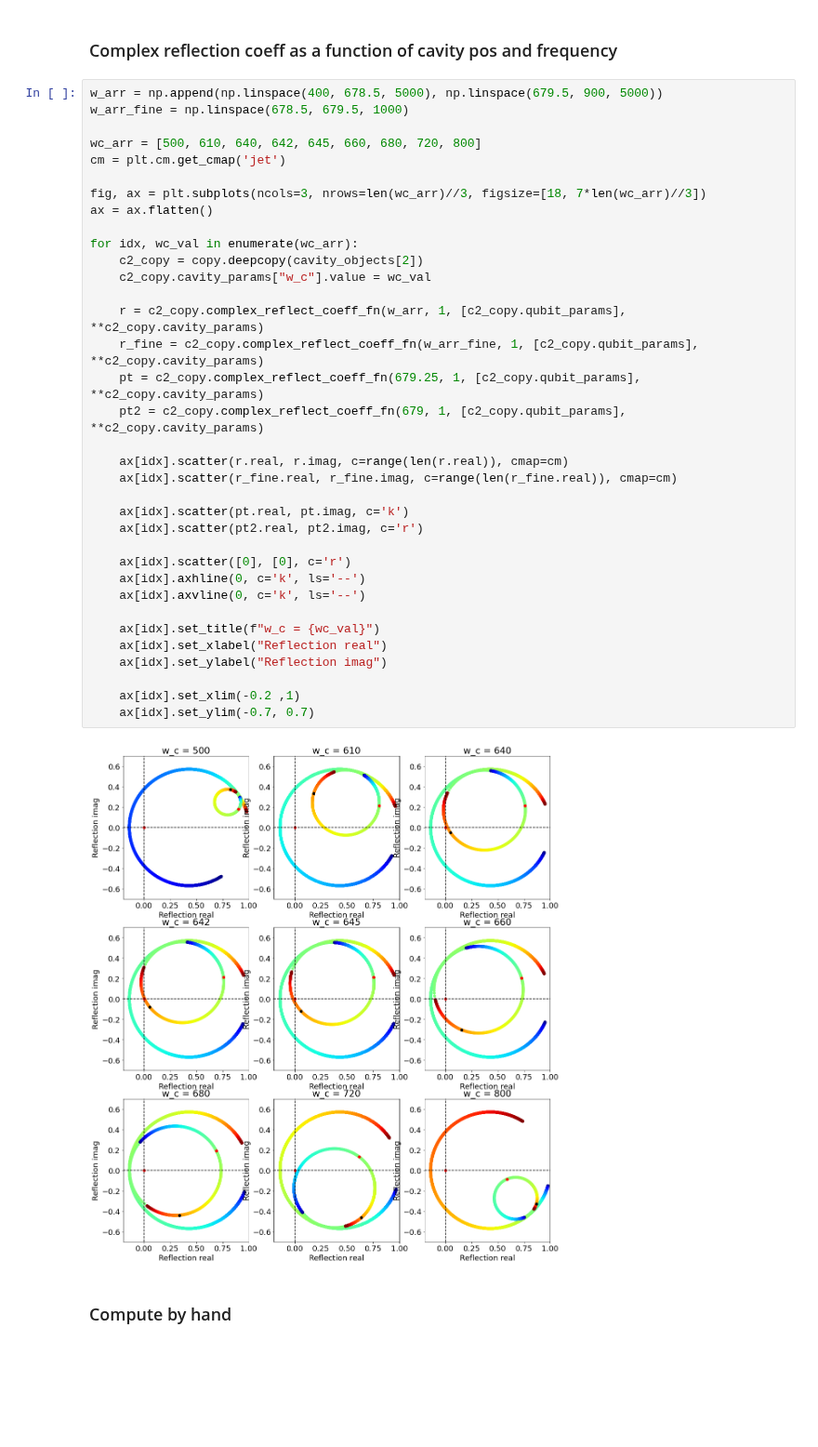
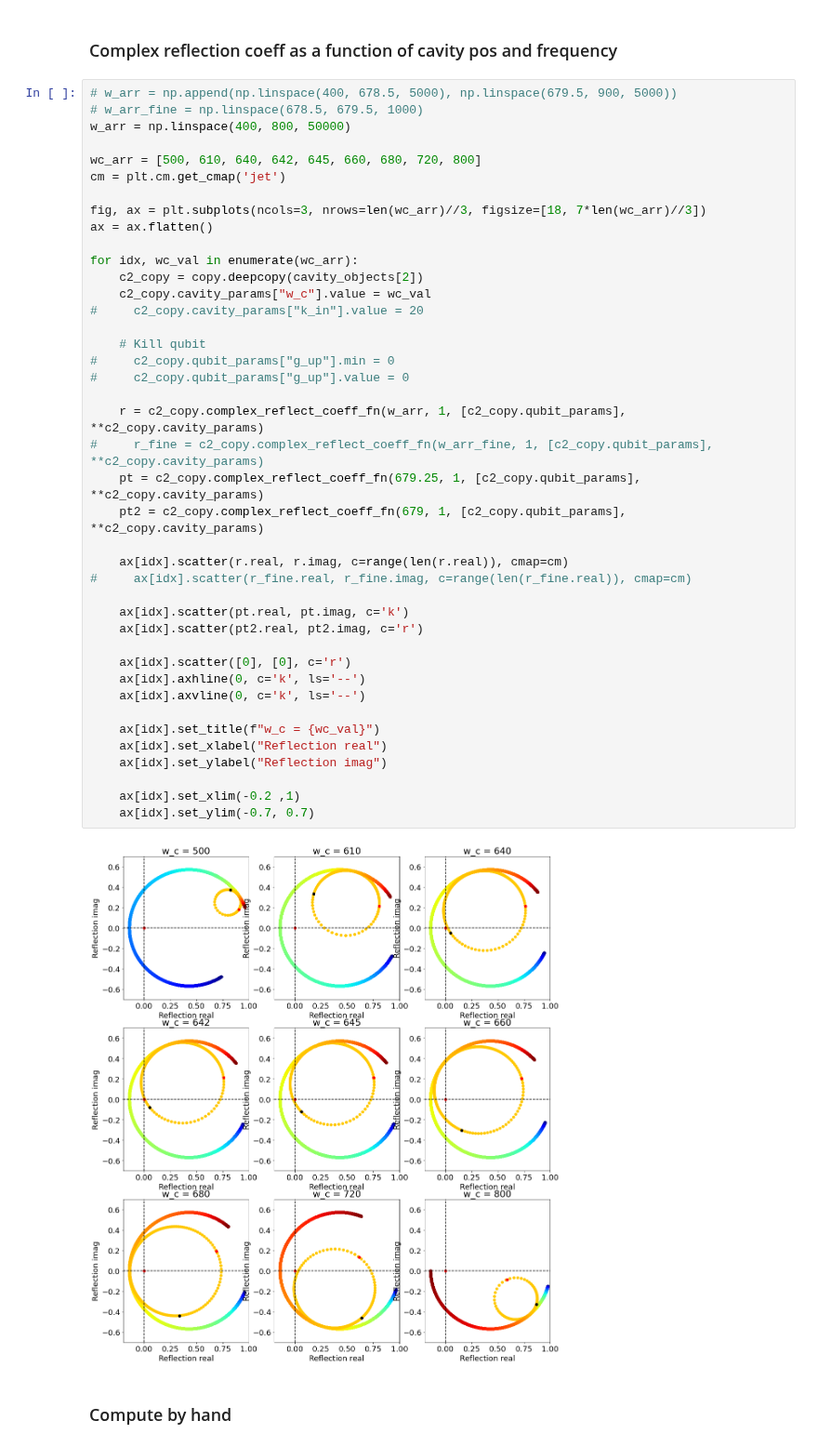
Before and after one commit to huanyanqi/siv-cqed-model, a Jupyter notebook: notebooks/20210907_DiosBLBb02_test_detuning.ipynb, the cells around one changed output. Shown at 93% size. Cells and saved outputs as stored; diff of their text form; blank space fills up the shorter version.

```diff
--- a/notebooks/20210907_DiosBLBb02_test_detuning.ipynb
+++ b/notebooks/20210907_DiosBLBb02_test_detuning.ipynb
@@ -385,42 +387,48 @@ plt.legend()
 # %% [markdown]
 ### Complex reflection coeff as a function of cavity pos and frequency
 # %%
-w_arr = np.append(np.linspace(400, 678.5, 5000), np.linspace(679.5, 900, 5000))
-w_arr_fine = np.linspace(678.5, 679.5, 1000)
+# w_arr = np.append(np.linspace(400, 678.5, 5000), np.linspace(679.5, 900, 5000))
+# w_arr_fine = np.linspace(678.5, 679.5, 1000)
+w_arr = np.linspace(400, 800, 50000)
 
 wc_arr = [500, 610, 640, 642, 645, 660, 680, 720, 800]
 cm = plt.cm.get_cmap('jet')
 
 fig, ax = plt.subplots(ncols=3, nrows=len(wc_arr)//3, figsize=[18, 7*len(wc_arr)//3])
 ax = ax.flatten()
 
 for idx, wc_val in enumerate(wc_arr):
     c2_copy = copy.deepcopy(cavity_objects[2])
     c2_copy.cavity_params["w_c"].value = wc_val
+#     c2_copy.cavity_params["k_in"].value = 20
+
+    # Kill qubit
+#     c2_copy.qubit_params["g_up"].min = 0
+#     c2_copy.qubit_params["g_up"].value = 0
 
     r = c2_copy.complex_reflect_coeff_fn(w_arr, 1, [c2_copy.qubit_params], **c2_copy.cavity_params)
-    r_fine = c2_copy.complex_reflect_coeff_fn(w_arr_fine, 1, [c2_copy.qubit_params], **c2_copy.cavity_params)
+#     r_fine = c2_copy.complex_reflect_coeff_fn(w_arr_fine, 1, [c2_copy.qubit_params], **c2_copy.cavity_params)
     pt = c2_copy.complex_reflect_coeff_fn(679.25, 1, [c2_copy.qubit_params], **c2_copy.cavity_params)
     pt2 = c2_copy.complex_reflect_coeff_fn(679, 1, [c2_copy.qubit_params], **c2_copy.cavity_params)
 
     ax[idx].scatter(r.real, r.imag, c=range(len(r.real)), cmap=cm)
-    ax[idx].scatter(r_fine.real, r_fine.imag, c=range(len(r_fine.real)), cmap=cm)
+#     ax[idx].scatter(r_fine.real, r_fine.imag, c=range(len(r_fine.real)), cmap=cm)
 
     ax[idx].scatter(pt.real, pt.imag, c='k')
     ax[idx].scatter(pt2.real, pt2.imag, c='r')
 
     ax[idx].scatter([0], [0], c='r')
     ax[idx].axhline(0, c='k', ls='--')
     ax[idx].axvline(0, c='k', ls='--')
 
     ax[idx].set_title(f"w_c = {wc_val}")
     ax[idx].set_xlabel("Reflection real")
     ax[idx].set_ylabel("Reflection imag")
 
     ax[idx].set_xlim(-0.2 ,1)
     ax[idx].set_ylim(-0.7, 0.7)
 # %% [output]
-[figure, old version]
+[figure, new version]
 # %% [markdown]
 ### Compute by hand
 # %%
```
Also changed, not shown: parts of 6 cells of this notebook, 2 other files.
